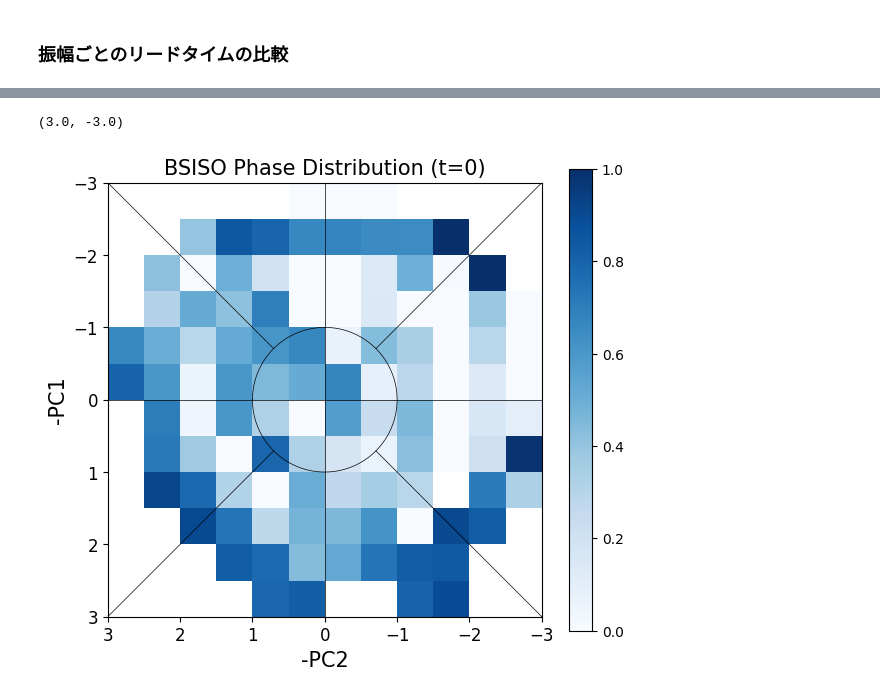
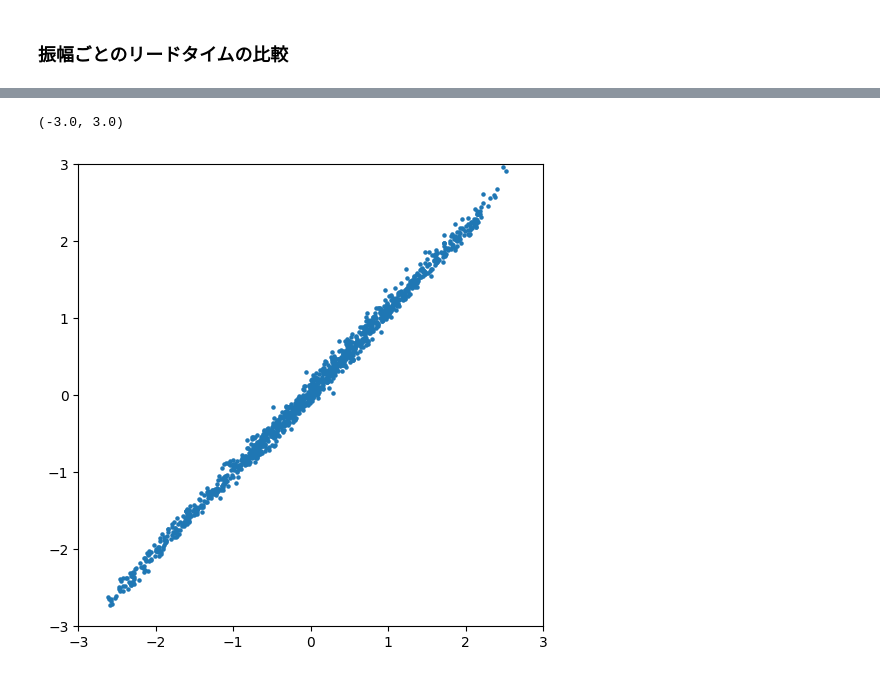
Before and after one commit to Yuumae1/machine_learning, a Jupyter notebook: notebook/cnn_analysis_v2.ipynb, the cells around one changed output, grey strips where cells are left out. Saved outputs shown, nothing was run; the diff lists cells and outputs as text; code cells hidden in the pictures.

```diff
--- a/notebook/cnn_analysis_v2.ipynb
+++ b/notebook/cnn_analysis_v2.ipynb
@@ -953,34 +564,9 @@ print(cor_bin[:,:,35])
-# %%
-# count 数をプロット
-plt.figure(figsize=(7,6))
-plt.gca().set_aspect('equal', adjustable='box') # アスペクト比を 1:1 に
-# r = 1 の円
-theta = np.linspace(0, 2*np.pi, 100)
-x = np.cos(theta)
-y = np.sin(theta)
-plt.plot(x, y, 'k', linewidth=0.5)
-# 中心線
-plt.hlines(0, -3, 3, 'k', linewidth=0.5)
-plt.vlines(0, -3, 3, 'k', linewidth=0.5)
-# 斜線
-plt.plot([-3, -np.sqrt(2)/2], [-3, -np.sqrt(2)/2], 'k', linewidth=0.5)
-plt.plot([np.sqrt(2)/2, 3], [np.sqrt(2)/2, 3], 'k', linewidth=0.5)
-plt.plot([-3, -np.sqrt(2)/2], [3, np.sqrt(2)/2], 'k', linewidth=0.5)
-plt.plot([np.sqrt(2)/2, 3], [-np.sqrt(2)/2, -3], 'k', linewidth=0.5)
-
-xi, yi = np.meshgrid(bin_x, bin_y)
-plt.pcolormesh(xi, yi, cor_bin[:,:,35].T, cmap='Blues', vmin=0, vmax=1)
-# colorbar は枠外に
-plt.colorbar()
-
-plt.xlabel('-PC2', fontsize=15)
-plt.ylabel('-PC1', fontsize=15)
-plt.xticks(fontsize=12)
-plt.yticks(fontsize=12)
-plt.title('BSISO Phase Distribution (t=0)', fontsize=15)
-
-plt.xlim(3, -3)
-plt.ylim(3, -3)
-# %% [output]
-(3.0, -3.0)
-[figure, removed]
+# %%
+# 散布図
+plt.figure(figsize=(6,6))
+plt.scatter(pred_jja[0,0,:,:], sup_jja[0,0,:,:], 5)
+plt.xlim(-3, 3)
+plt.ylim(-3, 3)
+# %% [output]
+(-3.0, 3.0)
+[figure, added]
```
Also changed, not shown: parts of 23 cells of this notebook, 3 other files.
